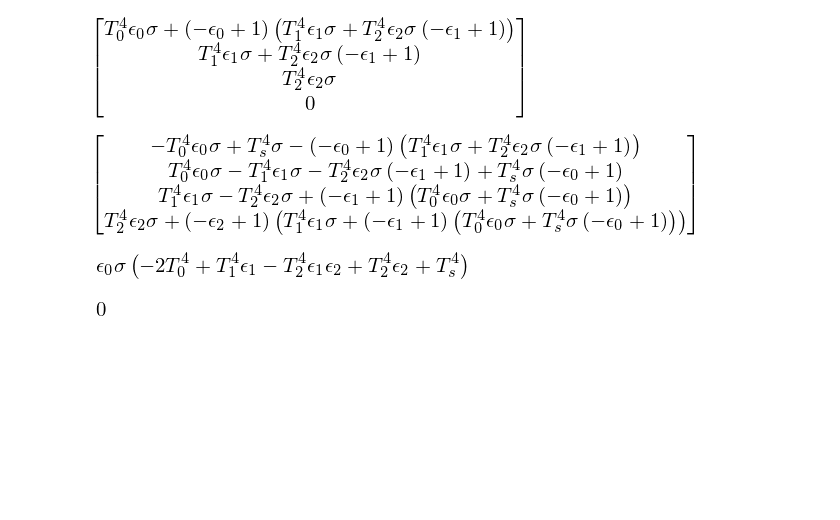
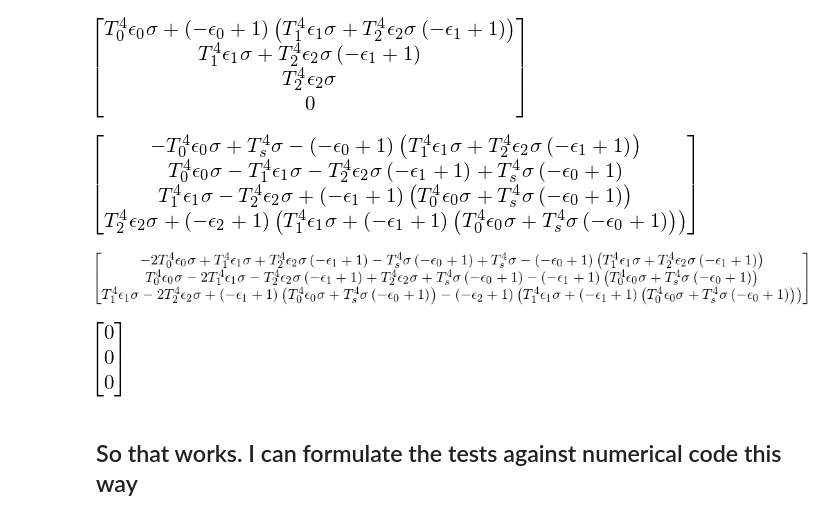
Before and after one commit to climlab/climlab, a Jupyter notebook: courseware/Two_layer_atmosphere.ipynb, the cells around one changed output. Drawn from its saved outputs; the diff is of its cells as text; code cells hidden in the pictures; blank space fills up the shorter version.

```diff
--- a/courseware/Two_layer_atmosphere.ipynb
+++ b/courseware/Two_layer_atmosphere.ipynb
@@ -611,12 +611,18 @@ F
 # %%
 # The absorption is then simply the flux convergence in each layer
 
-# e.g. for layer 0
-sympy.simplify(-(F[1]-F[0]))
+# define a vector of absorbed radiation -- same size as emissions
+A = E.copy()
+
+# Get the convergence
+for n in range(3):
+    A[n] = -(F[n+1]-F[n])
+
+A
 # %% [output]
-[figure, old version]
+[figure, new version]
 # %%
 # this should reduce to zero if I did it right
-sympy.simplify(F[1]-F[0]+R_0)
+sympy.simplify(A - sympy.Matrix([R_0, R_1, R_2]))
 # %% [output]
-[figure, old version]
+[figure, new version]
@@ -624,0 +629,2 @@ R_
+# %% [markdown]
+## So that works. I can formulate the tests against numerical code this way
```
Also changed, not shown: parts of 1 cell of this notebook, 1 other file.
